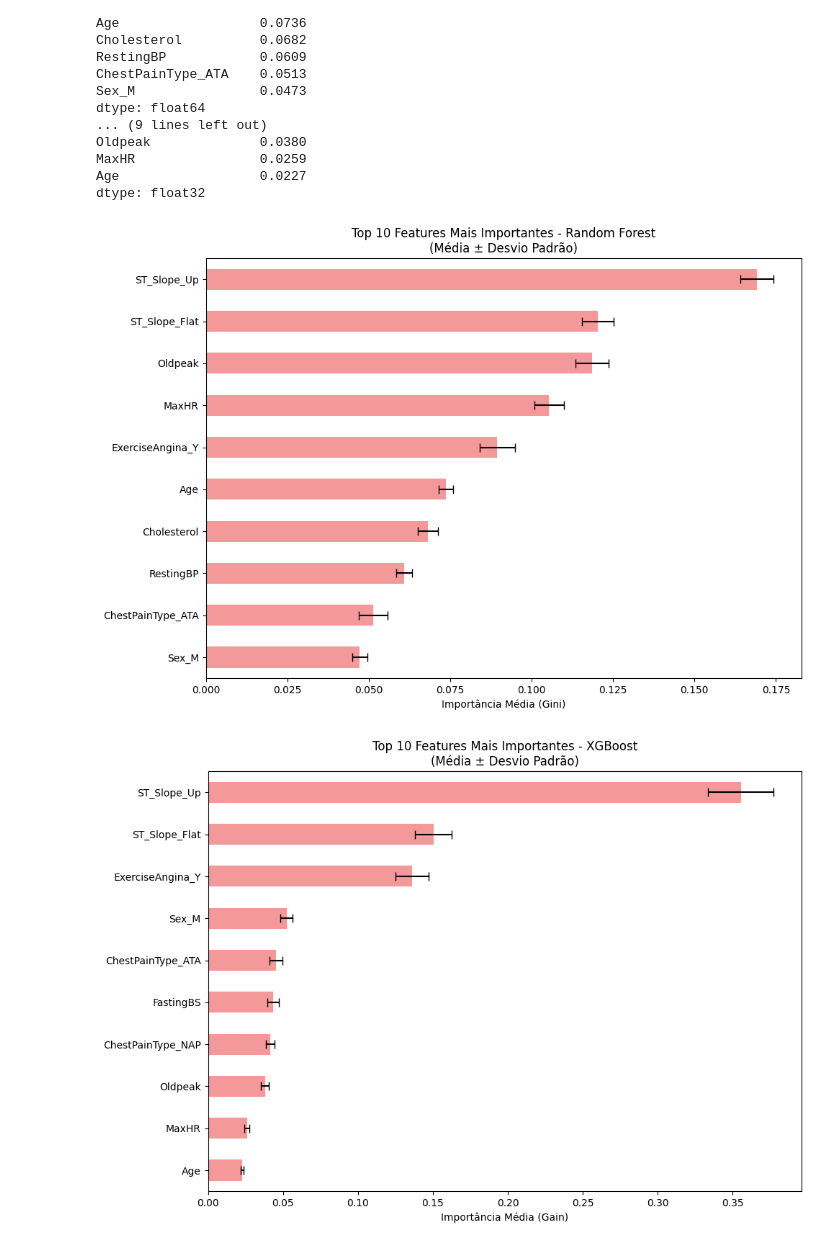
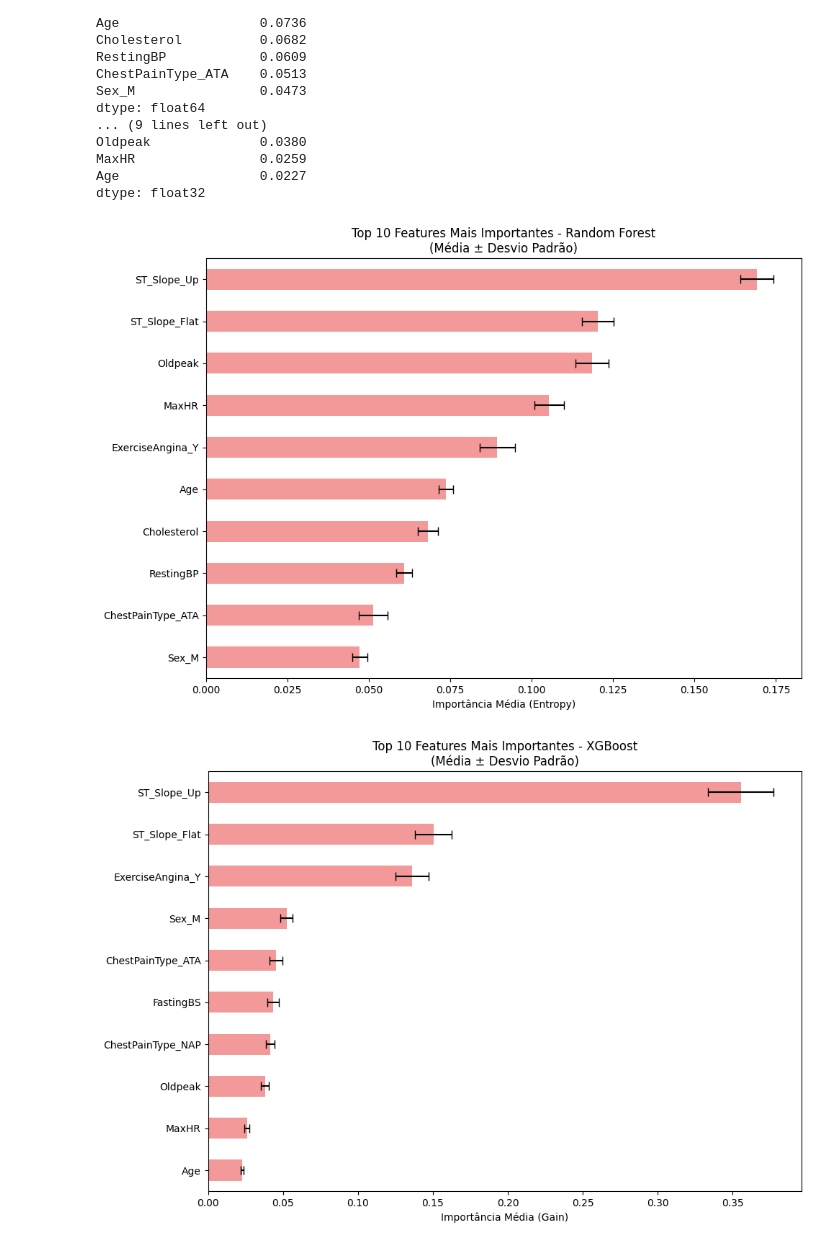
Before and after one commit to malf75/Heart-Failure-ML, a Jupyter notebook: heartdisease.ipynb, the cells around one changed output. Saved outputs shown, nothing was run; the diff lists cells and outputs as text; code cells hidden in the pictures.

Commit message:
feat: correção na legenda do ranking de importância

```diff
--- a/heartdisease.ipynb
+++ b/heartdisease.ipynb
@@ -535,17 +535,17 @@ dtype: float32
 # %%
 plt.figure(figsize=(10, 7))
 top10 = rf_imp.head(10)
 errors = rf_std[top10.index]
 
 top10.plot(kind='barh', xerr=errors, capsize=4, color='lightcoral', alpha=0.8)
-plt.xlabel('Importância Média (Gini)')
+plt.xlabel('Importância Média (Entropy)')
 plt.title('Top 10 Features Mais Importantes - Random Forest\n(Média ± Desvio Padrão)')
 plt.gca().invert_yaxis()
 plt.tight_layout()
 plt.savefig('images/feature_importance_rf_cv.png', dpi=300, bbox_inches='tight')
 plt.show()
 # %% [output]
-[figure, old version]
+[figure, new version]
 # %%
 plt.figure(figsize=(10, 7))
 top10 = xgb_imp.head(10)
```
Also changed, not shown: 1 other file.
